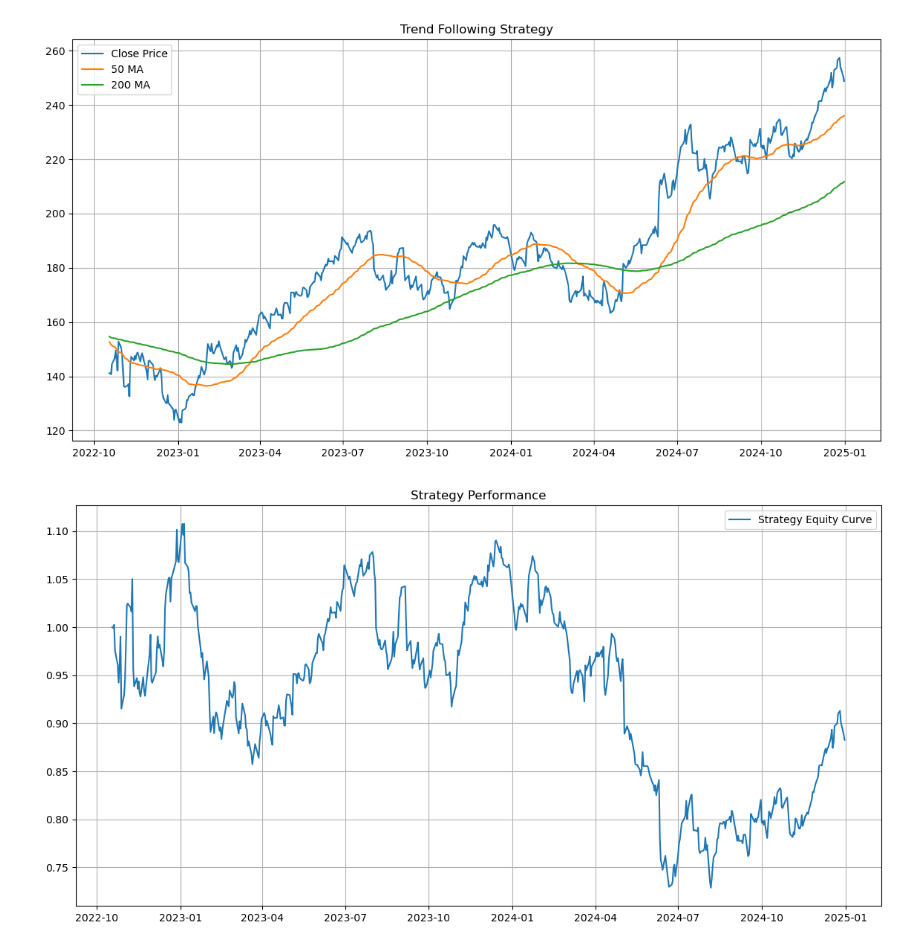
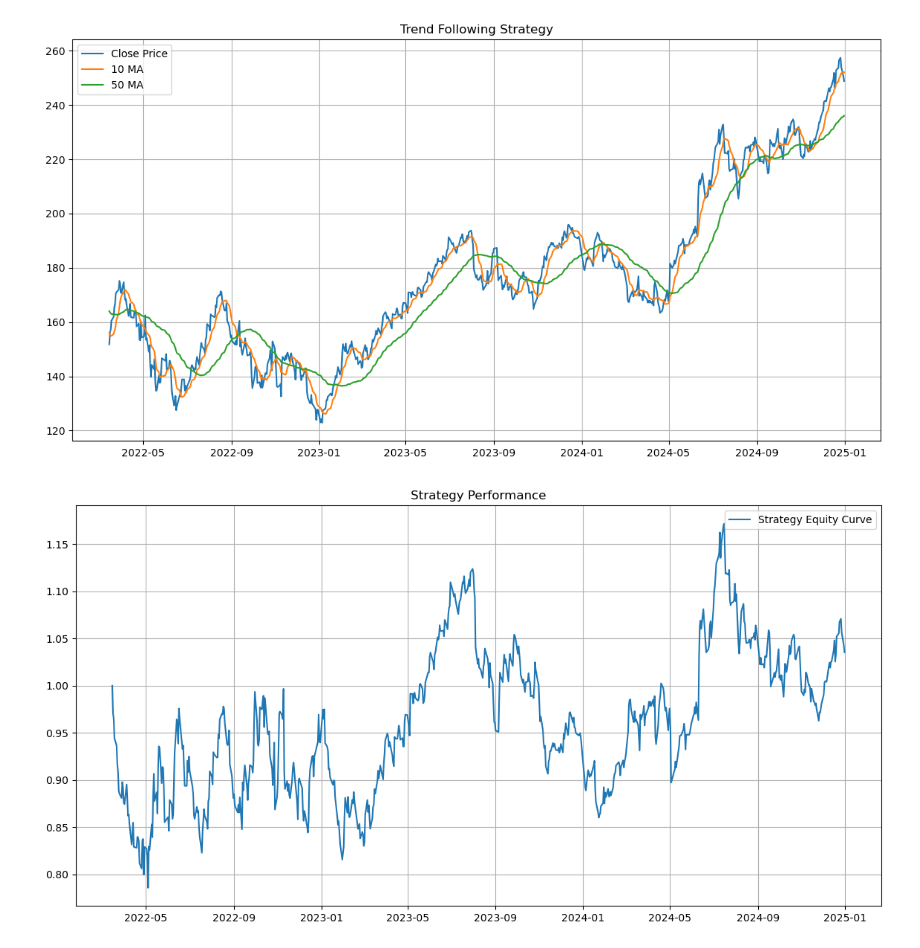
Before and after one commit to Astha-Vakra/GS, a Jupyter notebook: Quant Trading Strategies/trend_follow_starategy.ipynb, the cells around one changed output. Saved outputs shown, nothing was run; the diff lists cells and outputs as text; code cells hidden in the pictures.

```diff
--- a/Quant Trading Strategies/trend_follow_starategy.ipynb
+++ b/Quant Trading Strategies/trend_follow_starategy.ipynb
@@ -27,7 +27,7 @@ data
 753 rows × 5 columns
 # %%
 # 2. CREATE MOVING AVERAGES
+data["MA10"] = data["Close"].rolling(window=10).mean() # Calculate 10-day moving average - Short term trend
 data["MA50"] = data["Close"].rolling(window=50).mean() # Calculate 50-day moving average - Short term trend
-data["MA200"] = data["Close"].rolling(window=200).mean() # Calculate 200-day moving average - Long term trend
-print(data[["Close", "MA50", "MA200"]])
+print(data[["Close", "MA10", "MA50"]])
 # %% [output]
@@ -51,9 +51,9 @@ Date
 # 3. GENERATE TREND SIGNALS
 data["Signal"] = 0
 # Buy signal
-data.loc[data["MA50"] > data["MA200"], "Signal"] = 1   # Recent prices stronger than long-term prices - Bullish signal/Upward momentum - Buy
+data.loc[data["MA10"] > data["MA50"], "Signal"] = 1   # Recent prices stronger than long-term prices - Bullish signal/Upward momentum - Buy
 # Sell signal
-data.loc[data["MA50"] < data["MA200"], "Signal"] = -1   # Recent prices weaker than long-term prices - Bearish signal/Downward momentum - Sell
+data.loc[data["MA10"] < data["MA50"], "Signal"] = -1   # Recent prices weaker than long-term prices - Bearish signal/Downward momentum - Sell
 # %%
 
 # 4. CALCULATE RETURNS
@@ -226,37 +226,37 @@ Average Holding Period: 201.33 days
 # %%
 # 11. PLOT RESULTS
 
 
 plt.figure(figsize=(14, 7))
 
 plt.plot(
     data.index,
     data["Close"],
     label="Close Price"
 )
 
 plt.plot(
     data.index,
-    data["MA50"],
-    label="50 MA"
+    data["MA10"],
+    label="10 MA"
 )
 
 plt.plot(
     data.index,
-    data["MA200"],
-    label="200 MA"
+    data["MA50"],
+    label="50 MA"
 )
 
 
 plt.title("Trend Following Strategy")
 
 plt.legend()
 
 plt.grid(True)
 
 plt.show()
 # %% [output]
-[figure, old version]
+[figure, new version]
 # %%
 # 12. EQUITY CURVE
 
@@ -276,4 +276,4 @@ plt.grid(True)
 
 plt.show()
 # %% [output]
-[figure, old version]
+[figure, new version]
```
Also changed, not shown: parts of 3 cells of this notebook, 6 other files.
